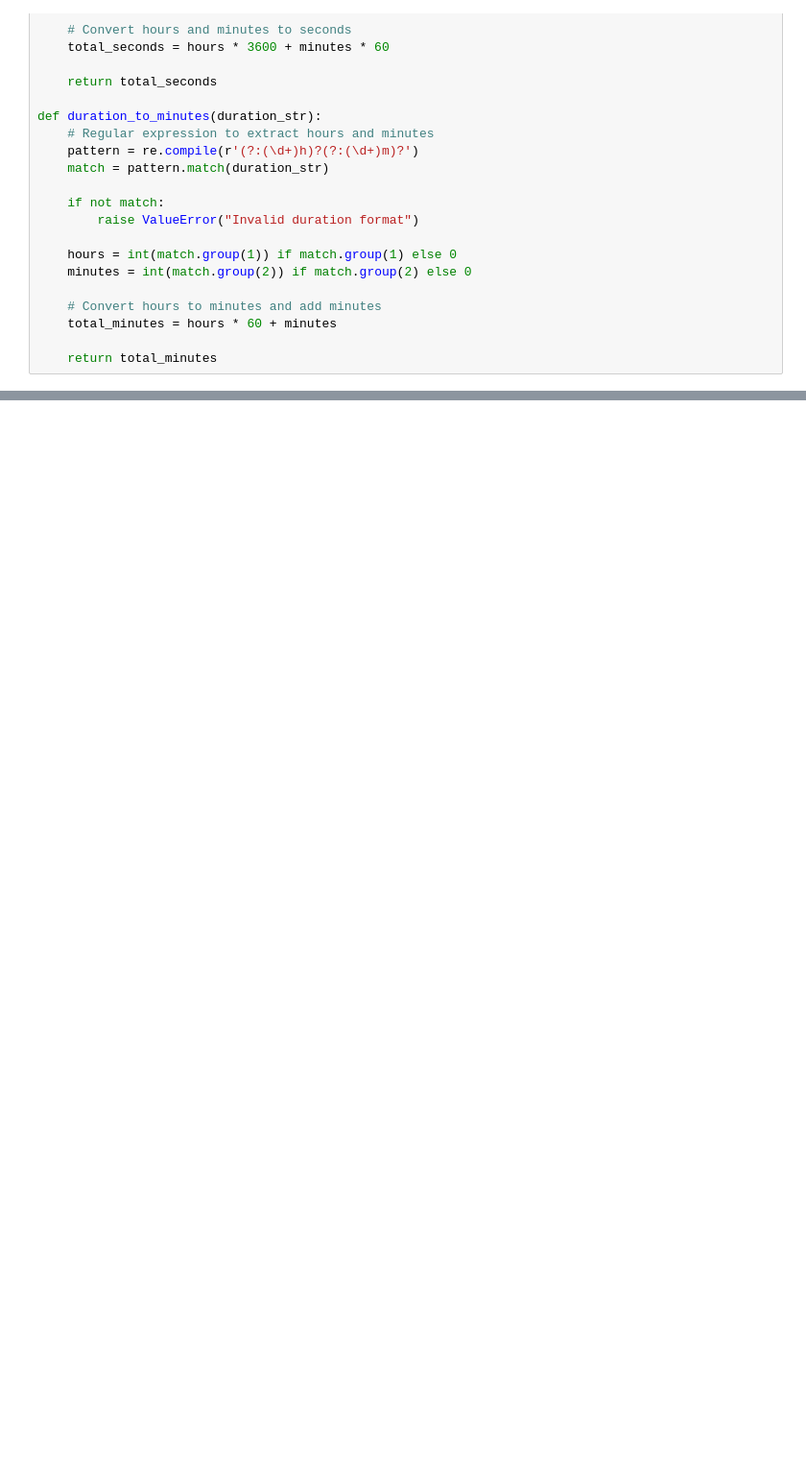
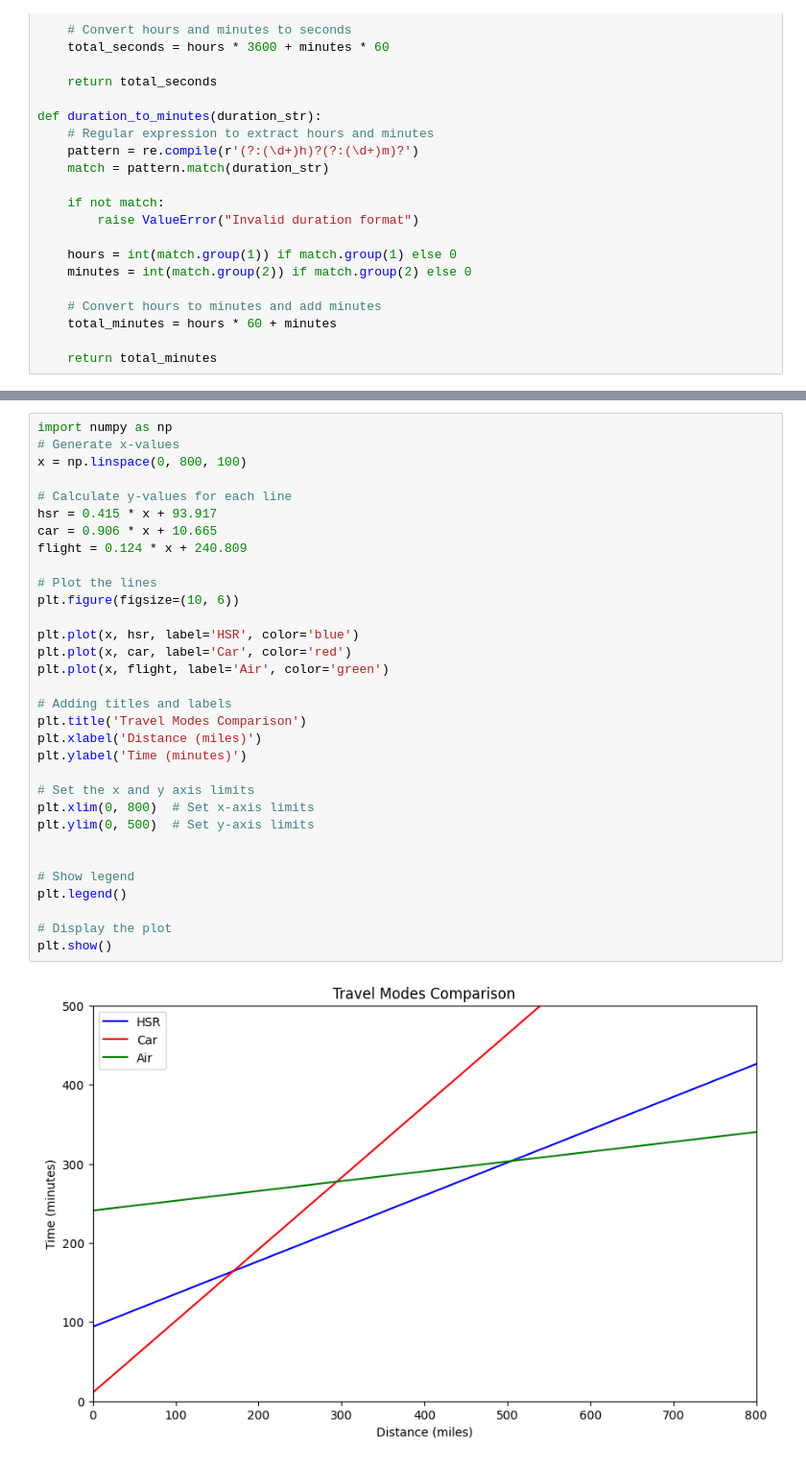
Before and after one commit to mamaOcoder/highspeedrail, a Jupyter notebook: code/build_optimal_distances.ipynb, the cells around one changed output, grey strips where cells are left out. Shown at 96% size. Drawn from its saved outputs; the diff is of its cells as text; blank space fills up the shorter version.

```diff
--- a/code/build_optimal_distances.ipynb
+++ b/code/build_optimal_distances.ipynb
@@ -82,0 +264,34 @@ hsr_df
+# %%
+import numpy as np
+# Generate x-values
+x = np.linspace(0, 800, 100)
+
+# Calculate y-values for each line
+hsr = 0.415 * x + 93.917
+car = 0.906 * x + 10.665
+flight = 0.124 * x + 240.809
+
+# Plot the lines
+plt.figure(figsize=(10, 6))
+
+plt.plot(x, hsr, label='HSR', color='blue')
+plt.plot(x, car, label='Car', color='red')
+plt.plot(x, flight, label='Air', color='green')
+
+# Adding titles and labels
+plt.title('Travel Modes Comparison')
+plt.xlabel('Distance (miles)')
+plt.ylabel('Time (minutes)')
+
+# Set the x and y axis limits
+plt.xlim(0, 800)  # Set x-axis limits
+plt.ylim(0, 500)  # Set y-axis limits
+
+
+# Show legend
+plt.legend()
+
+# Display the plot
+plt.show()
+# %% [output]
+[figure, added]
```
Also changed, not shown: parts of 17 cells of this notebook, 1 other file.
